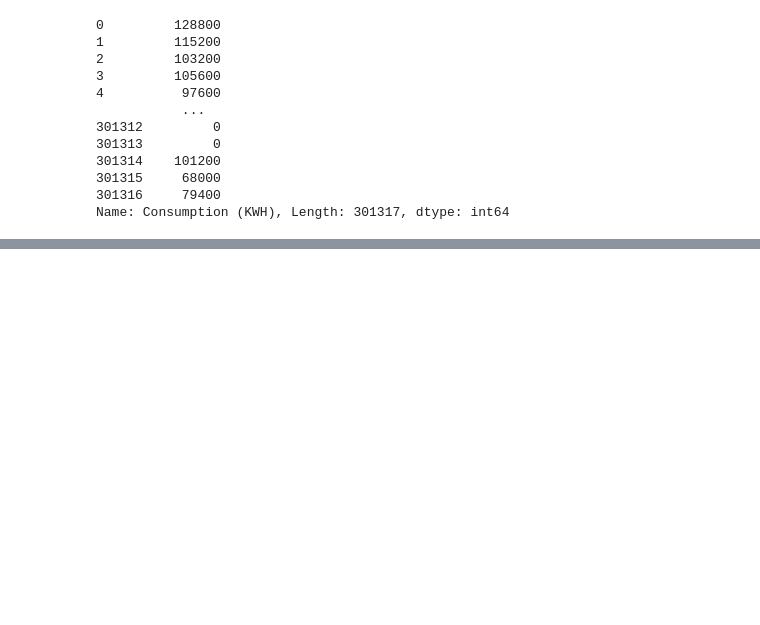
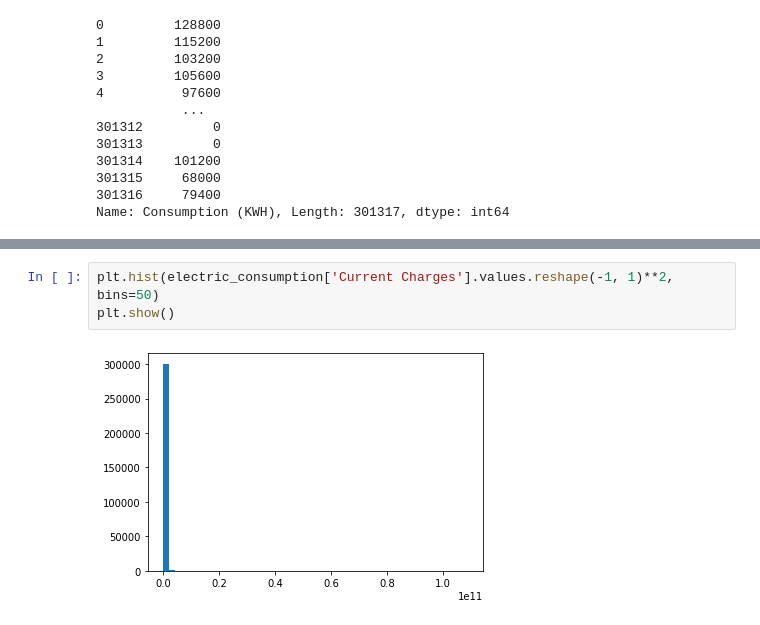
Before and after one commit to shewilliams/data71200su21, a Jupyter notebook: Project 1/Project 1 Notebook - Electric Consumption in NYCHA.ipynb, the cells around one changed output, grey strips where cells are left out. Drawn from its saved outputs; the diff is of its cells as text; blank space fills up the shorter version.

```diff
--- a/Project 1/Project 1 Notebook - Electric Consumption in NYCHA.ipynb
+++ b/Project 1/Project 1 Notebook - Electric Consumption in NYCHA.ipynb
@@ -215,0 +258,5 @@ electric_consumption[["# days"]] = transformer.fit_transform(electric_consumptio
+# %%
+plt.hist(electric_consumption['Current Charges'].values.reshape(-1, 1)**2, bins=50)
+plt.show()
+# %% [output]
+[figure, added]
```
Also changed, not shown: parts of 21 cells of this notebook, 1 other file.
